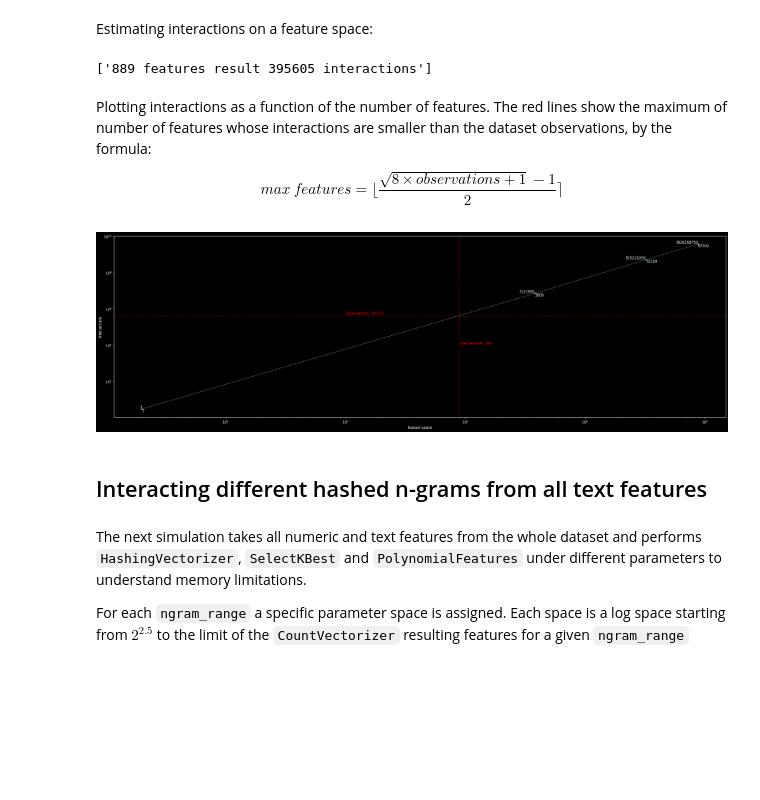
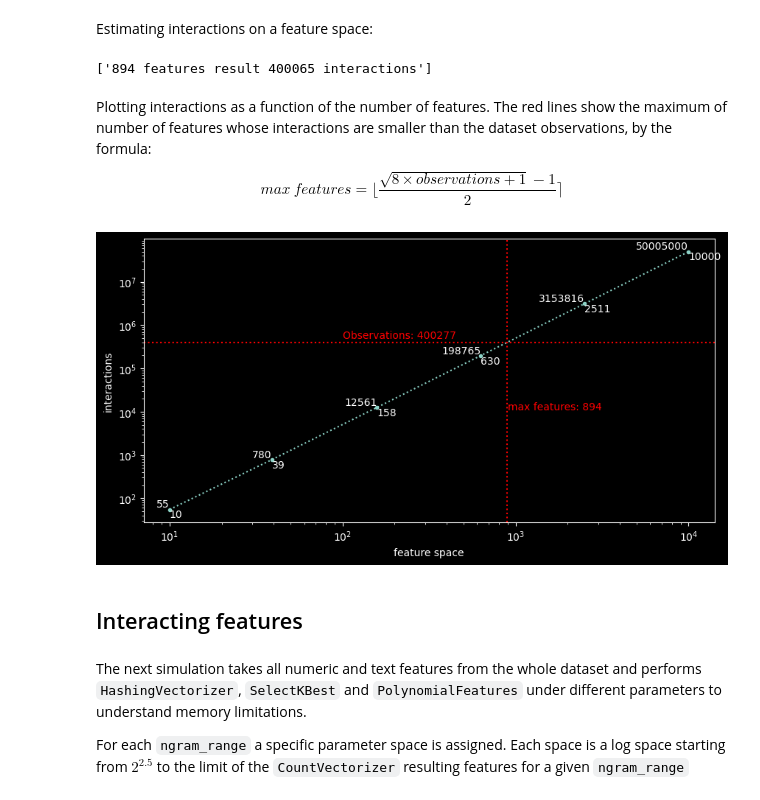
Before and after one commit to mauriciocramos/school-budgets, a Jupyter notebook: notebooks/1-Analysis.ipynb, the cells around one changed output. Drawn from its saved outputs; the diff is of its cells as text; code cells hidden in the pictures; blank space fills up the shorter version.

```diff
--- a/notebooks/1-Analysis.ipynb
+++ b/notebooks/1-Analysis.ipynb
@@ -1391,5 +1402,8 @@ from preprocessing.combine_text_columns import combine_text_columns
+# %%
+df[TEXT_FEATURES] = df[TEXT_FEATURES].apply(lambda x: x.str.lower())
+holdout[TEXT_FEATURES] = holdout[TEXT_FEATURES].apply(lambda x: x.str.lower())
 # %%
-text_vector = combine_text_columns(df, to_drop=NUMERIC_FEATURES + LABELS)
+text_vector = combine_text_columns(df, to_drop=NUMERIC_FEATURES + LABELS, sep=' ')
 text_vector
 # %% [output]
 134338                                                                                                                                                                                                   ...
@@ -1417,5 +1432,6 @@ Unigram (word) statistics:
 # %%
-vec = CountVectorizer(token_pattern='(?u)\\b\\w+\\b')
+# vec = CountVectorizer(token_pattern='(?u)\\b\\w+\\b', lowercase=False, dtype='uint8')
+vec = CountVectorizer(tokenizer=custom_sentence_tokenizer, lowercase = False, dtype='uint8') # 8 times slower, CSR 2 times smaller, nnz 2.3 smaller
 tdm = vec.fit_transform(text_vector)
 display(tdm)
 display(pd.DataFrame(tdm.toarray(), columns=vec.get_feature_names_out()))
@@ -1621,7 +1680,8 @@ Some problems are memory-bound and not easily parallelizable, and hashing enforc
 # %% [markdown]
 Tokenizing unigram (words)
 # %%
-vec = HashingVectorizer(norm=None, alternate_sign=False, binary=False, token_pattern='(?u)\\b\\w+\\b',)
+# vec = HashingVectorizer(norm=None, alternate_sign=False, binary=False, token_pattern='(?u)\\b\\w+\\b', lowercase=False, dtype='uint8')
+vec = HashingVectorizer(norm=None, alternate_sign=False, binary=False, token_pattern=None, tokenizer=custom_sentence_tokenizer, lowercase=False, dtype='uint8')
 tdm = vec.fit_transform(text_vector)
 display(tdm)
 print('Sparsity                                    : {}'.format(1 - tdm.nnz / (tdm.shape[0]*tdm.shape[1]) * 100))
@@ -2387,37 +2450,35 @@ Feature names: ['x0' 'x1' 'x0 x1']
 # %% [markdown]
 Estimating interactions on a feature space:
 # %%
-['{} features result {:.0f} interactions'.format(x, x*(x+1)/2) for x in [max_k]]
+['{} features result {:.0f} interactions'.format(x, x*(x+1)/2) for x in [894]]
 # %% [output]
-['889 features result 395605 interactions']
+['894 features result 400065 interactions']
 # %% [markdown]
 Plotting interactions as a function of the number of features.  The red lines show the maximum of number of features whose interactions are smaller than the dataset observations, by the formula:
 
 $$max\ features =  {\Bigg\lfloor{\frac{\sqrt{8 \times observations + 1} -1 }{2}}\Bigg\rceil}$$
 # %%
-#feature_space = np.logspace(np.log10(2), np.log10(3800), 11)
-feature_space = np.array([2, 3800, 32100, 87500])
+feature_space = np.logspace(np.log10(10), np.log10(10000), 6, dtype='int64')
 interactions = (feature_space * (feature_space + 1) / 2).astype('int64')
 max_features = int((np.sqrt(8 * df.shape[0] + 1) - 1) / 2)
 
-plt.figure(figsize=(25,8))
+plt.figure(figsize=(10,5))
 plt.loglog(feature_space, interactions, marker='.', linestyle='dotted')
 plt.axhline(df.shape[0] , linestyle='dotted', color='red')
 plt.text(x=100, y=df.shape[0]*1.1, s='Observations: {}'.format(df.shape[0]), verticalalignment='bottom', color='red')
 
 plt.axvline(max_features , linestyle='dotted', color='red')
 plt.text(x=max_features*1.01, y=10**4, s='max features: {}'.format(max_features), verticalalignment='bottom', color='red')
 for i,j in zip(feature_space, interactions):
     plt.text(i,j,j, horizontalalignment='right', verticalalignment='bottom')
     plt.text(i,j,i, horizontalalignment='left', verticalalignment='top')
 plt.xlabel('feature space')
 plt.ylabel('interactions')
-plt.tight_layout()
 plt.show()
 # %% [output]
-[figure, old version]
+[figure, new version]
 # %% [markdown]
-## Interacting different hashed n-grams from all text features
+## Interacting features
 # %% [markdown]
 The next simulation takes all numeric and text features from the whole dataset and performs `HashingVectorizer`, `SelectKBest` and `PolynomialFeatures` under different parameters to understand memory limitations.
 
```
Also changed, not shown: parts of 143 cells of this notebook.
